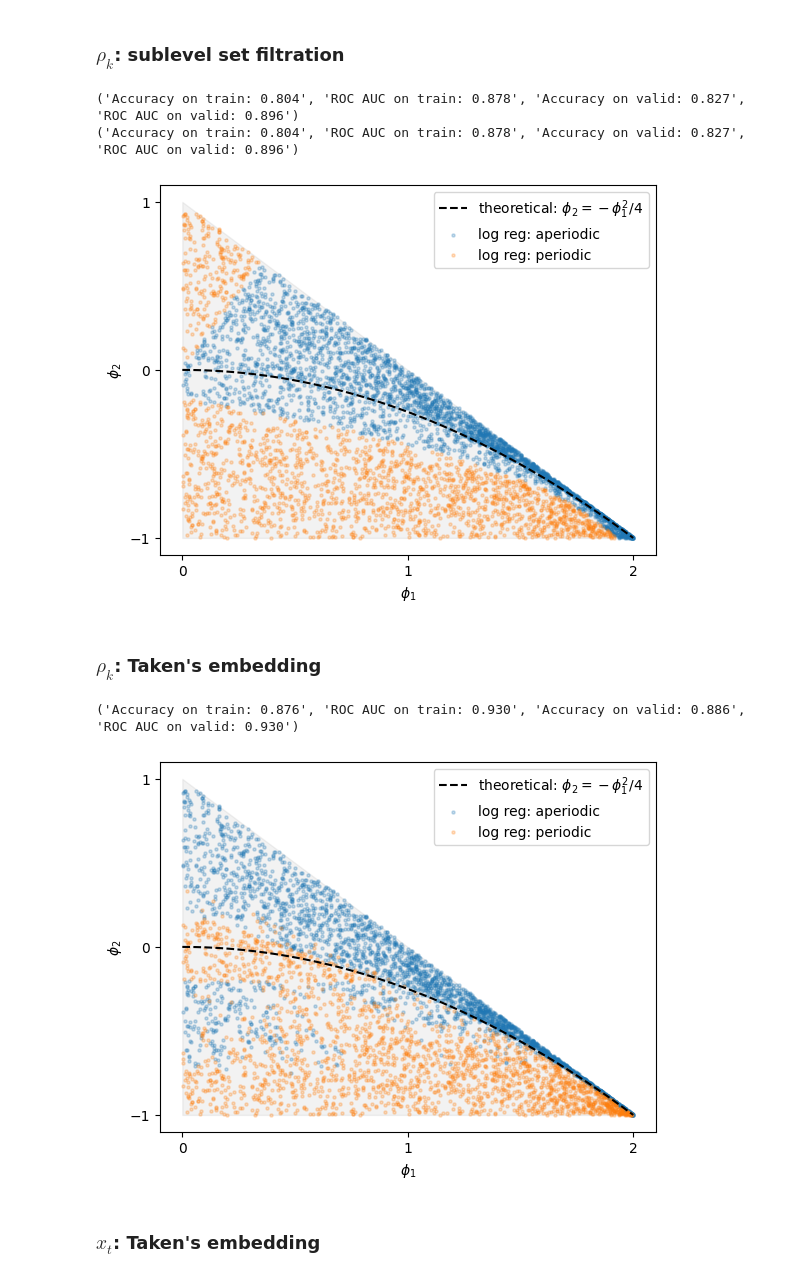
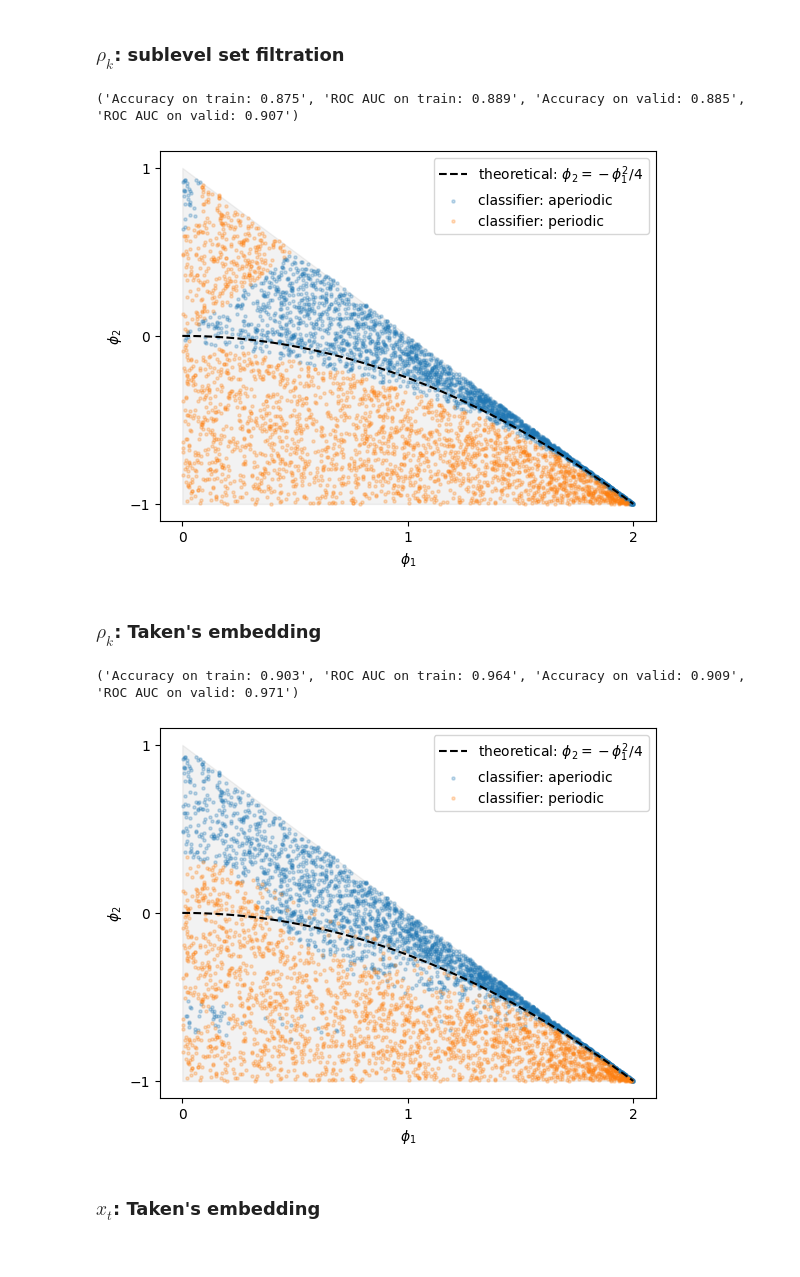
Before and after one commit to griegner/dsc214, a Jupyter notebook: project/01-report.ipynb, the cells around one changed output. Cells and saved outputs as stored; diff of their text form; code cells hidden in the pictures.

Commit message:
add features: amplitude, number of points, persistence entropy

```diff
--- a/project/01-report.ipynb
+++ b/project/01-report.ipynb
@@ -2,7 +2,7 @@
 import matplotlib.pyplot as plt
 import nb_utils
 import numpy as np
-from gtda.diagrams import NumberOfPoints, Scaler
+from gtda.diagrams import Amplitude, NumberOfPoints, PersistenceEntropy, Scaler
 from gtda.homology import VietorisRipsPersistence
 from gtda.metaestimators import CollectionTransformer
 from gtda.pipeline import Pipeline
@@ -11,6 +11,7 @@ from sklearn.decomposition import PCA
 from sklearn.linear_model import LogisticRegression
 from sklearn.metrics import accuracy_score, roc_auc_score
 from sklearn.model_selection import train_test_split
+from sklearn.pipeline import FeatureUnion
 from src import acf_utils, sim
 
 
@@ -29,10 +30,18 @@ def plot_classification(model, Xs, phis):
     fig, ax = plt.subplots()
     nb_utils.plot_stationarity_triangle(ax=ax)
     ax.scatter(
-        phis[ys_pred == 0, 0], phis[ys_pred == 0, 1], s=5, alpha=0.25, label="log reg: aperiodic"
+        phis[ys_pred == 0, 0],
+        phis[ys_pred == 0, 1],
+        s=5,
+        alpha=0.25,
+        label="classifier: aperiodic",
     )
     ax.scatter(
-        phis[ys_pred == 1, 0], phis[ys_pred == 1, 1], s=5, alpha=0.25, label="log reg: periodic"
+        phis[ys_pred == 1, 0],
+        phis[ys_pred == 1, 1],
+        s=5,
+        alpha=0.25,
+        label="classifier: periodic",
     )
     ax.legend()
 # %% [markdown]
@@ -40,33 +49,33 @@ def plot_classification(model, Xs, phis):
 # %%
 def sim_xy(idx, n_lags, features):
     """returns persistence entropy from sublevel set filtration of acf"""
     y = idx % 2
     phis = nb_utils.gen_ar2_coeffs(oscillatory=y, phi1="positive", random_seed=idx)
     x_acf = acf_utils.ar_to_acf(phis, n_lags=n_lags)  # theoretical acf
     x_acf_ssf = nb_utils.sublevel_set_filtration(x_acf)  # sublevel-set filtration -> PH
     x_acf_ft = features.fit_transform(x_acf_ssf)
     return phis, x_acf_ft.squeeze(), y
 
 
 n_lags, n_repeats = 50, 5000  # simulation settings
-features = NumberOfPoints()
+features = FeatureUnion(
+    [("nop", NumberOfPoints()), ("pe", PersistenceEntropy()), ("amp", Amplitude())]
+)
 model = LogisticRegression()  # classification settings
 
 phis, Xs, ys = zip(*[(sim_xy(idx, n_lags, features)) for idx in range(n_repeats)])
-phis, Xs, ys = np.array(phis), np.array(Xs).reshape(-1, 1), np.array(ys)
+phis, Xs, ys = np.array(phis), np.array(Xs), np.array(ys)
 
 # fit classifier
 X_train, X_valid, y_train, y_valid = train_test_split(Xs, ys, test_size=0.2, random_state=0)
 model.fit(X_train, y_train)
-print(get_accuracy(model, X_train, X_valid, y_train, y_valid))
 
-# compare classifier
+# classifier metrics
 print(get_accuracy(model, X_train, X_valid, y_train, y_valid))
 plot_classification(model, Xs, phis)
 # %% [output]
-('Accuracy on train: 0.804', 'ROC AUC on train: 0.878', 'Accuracy on valid: 0.827', 'ROC AUC on valid: 0.896')
-('Accuracy on train: 0.804', 'ROC AUC on train: 0.878', 'Accuracy on valid: 0.827', 'ROC AUC on valid: 0.896')
+('Accuracy on train: 0.875', 'ROC AUC on train: 0.889', 'Accuracy on valid: 0.885', 'ROC AUC on valid: 0.907')
-[figure, old version]
+[figure, new version]
 # %% [markdown]
 ### $\rho_k$: Taken's embedding
 # %%
@@ -85,7 +94,7 @@ pipeline = Pipeline(
         ("pca", CollectionTransformer(PCA(n_components=2), n_jobs=n_jobs)),
         ("vr", VietorisRipsPersistence(homology_dimensions=(0, 1), n_jobs=n_jobs)),
         ("scaler", Scaler(metric="bottleneck")),
-        ("features", NumberOfPoints()),
+        ("features", features),
     ]
 )
 
@@ -98,12 +107,12 @@ Xs = pipeline.fit_transform(Xs_acf)
 X_train, X_valid, y_train, y_valid = train_test_split(Xs, ys, test_size=0.2, random_state=0)
 model.fit(X_train, y_train)
 
-# compare classifier
+# classifier metrics
 print(get_accuracy(model, X_train, X_valid, y_train, y_valid))
 plot_classification(model, Xs, phis)
 # %% [output]
-('Accuracy on train: 0.876', 'ROC AUC on train: 0.930', 'Accuracy on valid: 0.886', 'ROC AUC on valid: 0.930')
+('Accuracy on train: 0.903', 'ROC AUC on train: 0.964', 'Accuracy on valid: 0.909', 'ROC AUC on valid: 0.971')
-[figure, old version]
+[figure, new version]
 # %% [markdown]
 ### $x_t$: Taken's embedding
 # %%
```
Also changed, not shown: parts of 1 cell of this notebook.
